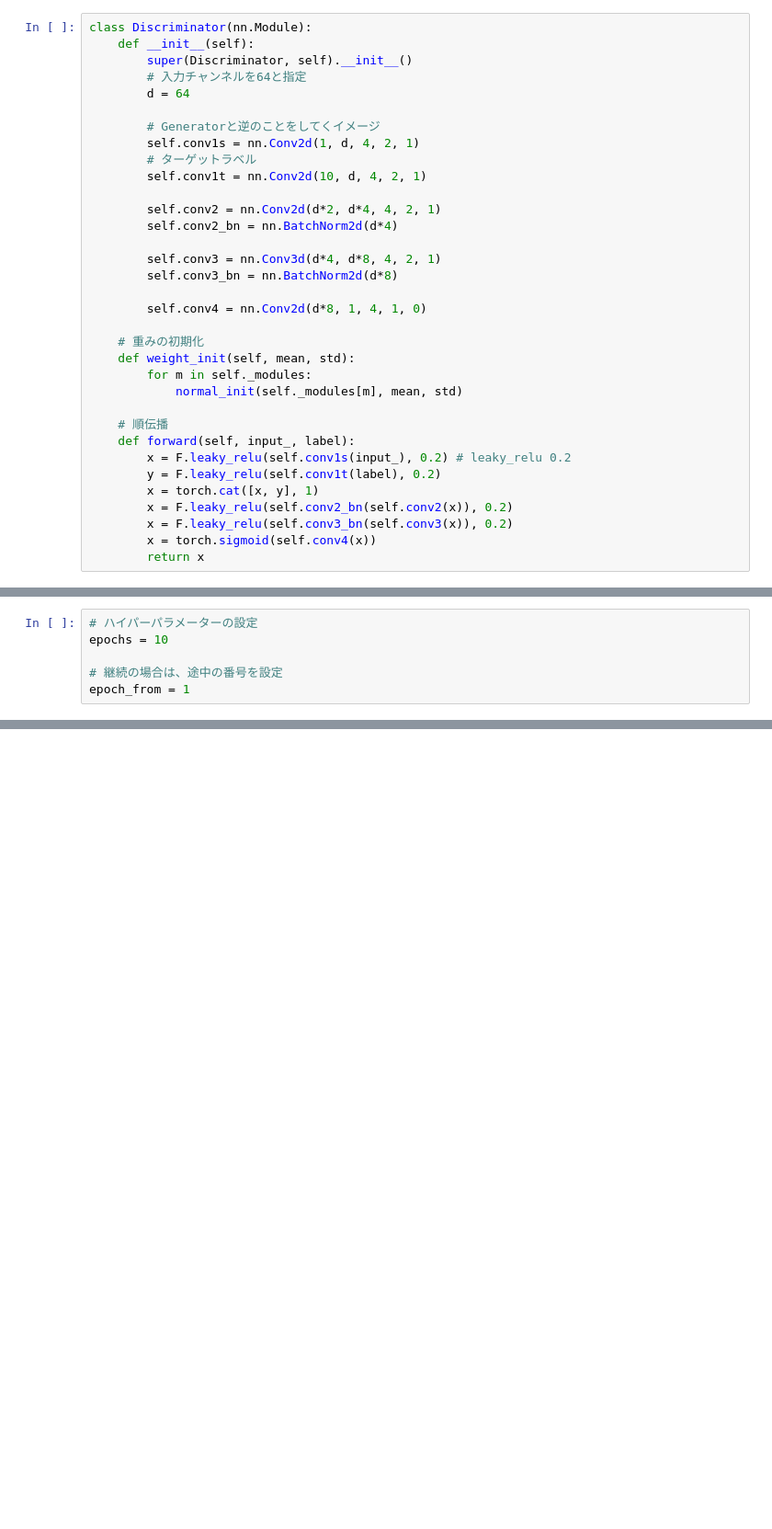
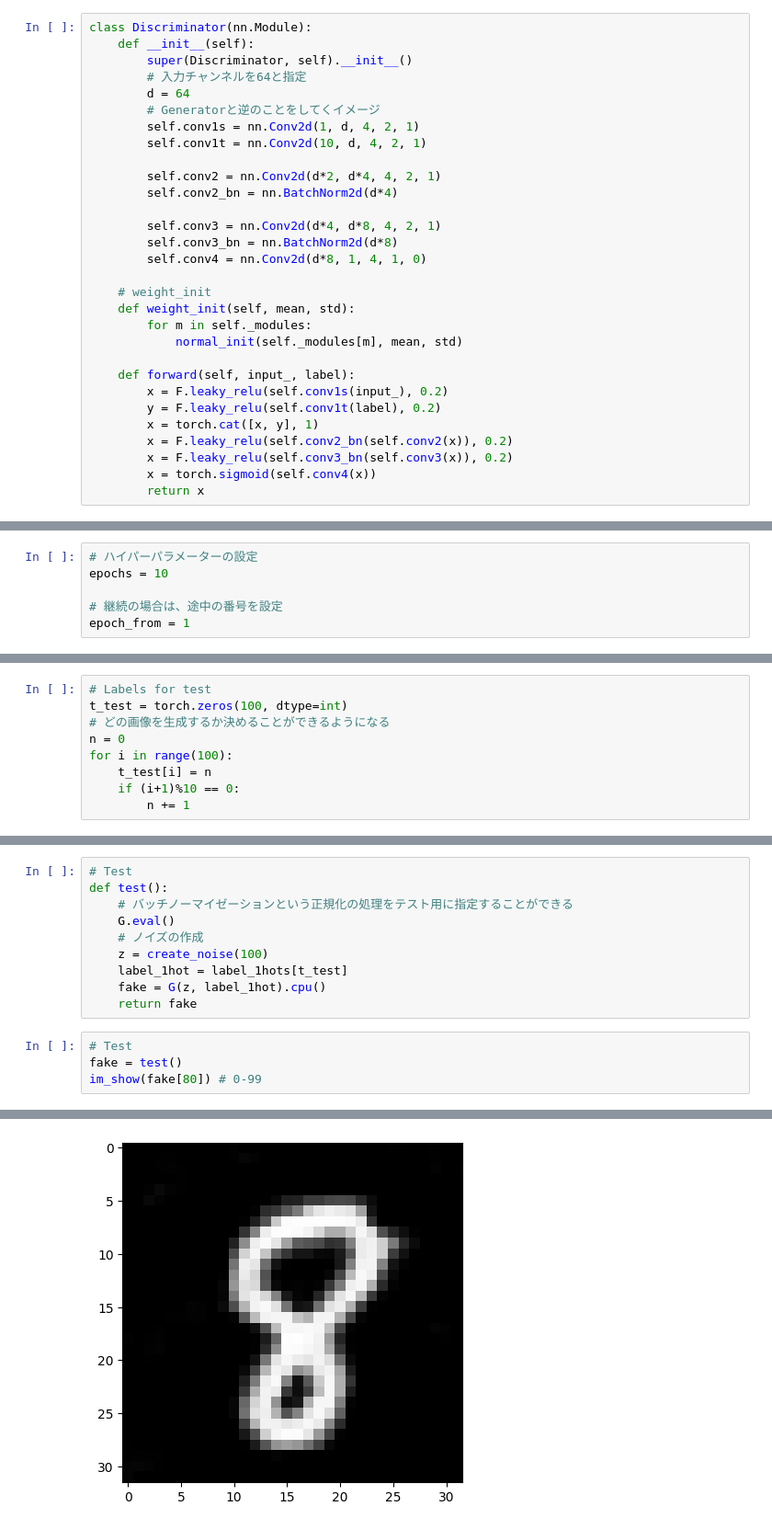
Before and after one commit to sakamototaisei/python_colab, a Jupyter notebook: AIで条件付の手書き文字を生成_GANで学ぶ生成モデル.ipynb, the cells around one changed output, grey strips where cells are left out. Shown at 92% size. Saved outputs shown, nothing was run; the diff lists cells and outputs as text; blank space fills up the shorter version.

```diff
--- a/AIで条件付の手書き文字を生成_GANで学ぶ生成モデル.ipynb
+++ b/AIで条件付の手書き文字を生成_GANで学ぶ生成モデル.ipynb
@@ -294,28 +290,24 @@ class Discriminator(nn.Module):
         super(Discriminator, self).__init__()
         # 入力チャンネルを64と指定
         d = 64
-
         # Generatorと逆のことをしてくイメージ
         self.conv1s = nn.Conv2d(1, d, 4, 2, 1)
-        # ターゲットラベル
         self.conv1t = nn.Conv2d(10, d, 4, 2, 1)
 
         self.conv2 = nn.Conv2d(d*2, d*4, 4, 2, 1)
         self.conv2_bn = nn.BatchNorm2d(d*4)
 
-        self.conv3 = nn.Conv3d(d*4, d*8, 4, 2, 1)
+        self.conv3 = nn.Conv2d(d*4, d*8, 4, 2, 1)
         self.conv3_bn = nn.BatchNorm2d(d*8)
-
         self.conv4 = nn.Conv2d(d*8, 1, 4, 1, 0)
 
-    # 重みの初期化
+    # weight_init
     def weight_init(self, mean, std):
         for m in self._modules:
             normal_init(self._modules[m], mean, std)
 
-    # 順伝播
     def forward(self, input_, label):
-        x = F.leaky_relu(self.conv1s(input_), 0.2) # leaky_relu 0.2
+        x = F.leaky_relu(self.conv1s(input_), 0.2)
         y = F.leaky_relu(self.conv1t(label), 0.2)
         x = torch.cat([x, y], 1)
         x = F.leaky_relu(self.conv2_bn(self.conv2(x)), 0.2)
@@ -474,0 +479,9 @@ RuntimeError: ignored
+# %%
+# Labels for test
+t_test = torch.zeros(100, dtype=int)
+# どの画像を生成するか決めることができるようになる
+n = 0
+for i in range(100):
+    t_test[i] = n
+    if (i+1)%10 == 0:
+        n += 1
@@ -474,0 +497,15 @@ RuntimeError: ignored
+# %%
+# Test
+def test():
+    # バッチノーマイゼーションという正規化の処理をテスト用に指定することができる
+    G.eval()
+    # ノイズの作成
+    z = create_noise(100)
+    label_1hot = label_1hots[t_test]
+    fake = G(z, label_1hot).cpu()
+    return fake
+# %%
+# Test
+fake = test()
+im_show(fake[80]) # 0-99
+# %% [output]
@@ -474,0 +513 @@ RuntimeError: ignored
+[figure, added]
```
Also changed, not shown: parts of 21 cells of this notebook.
